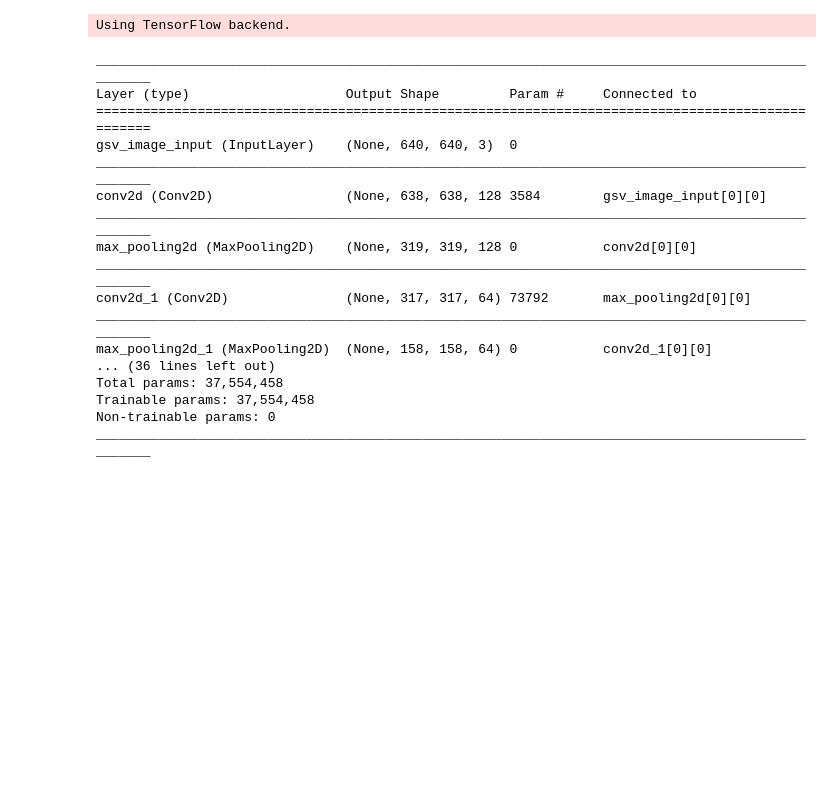
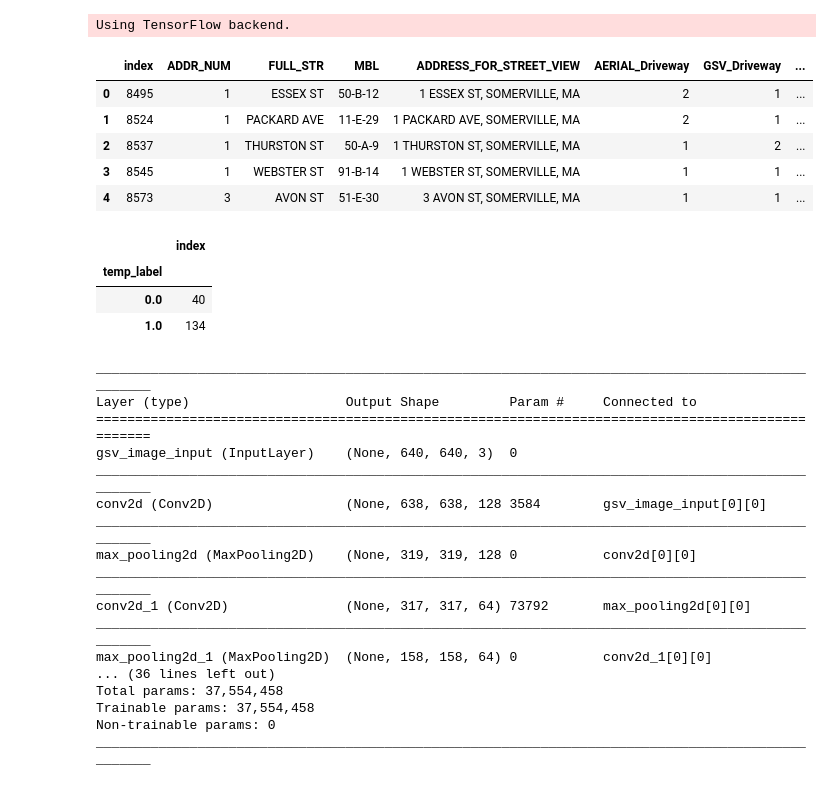
Before and after one commit to isms/ac297r-capstone-project, a Jupyter notebook: notebooks/two_input_model.ipynb, the cells around one changed output. Drawn from its saved outputs; the diff is of its cells as text; code cells hidden in the pictures; blank space fills up the shorter version.

```diff
--- a/notebooks/two_input_model.ipynb
+++ b/notebooks/two_input_model.ipynb
@@ -19,2 +22,18 @@ train_data, test_data = train_test_split(sample, test_size = 0.25, random_state
+# %%
+sample.head()
+# %% [output]
+|  | index | ADDR_NUM | FULL_STR | MBL | ADDRESS_FOR_STREET_VIEW | AERIAL_Driveway | GSV_Driveway | ... |
+| 0 | 8495 | 1 | ESSEX ST | 50-B-12 | 1 ESSEX ST, SOMERVILLE, MA | 2 | 1 | ... |
+| 1 | 8524 | 1 | PACKARD AVE | 11-E-29 | 1 PACKARD AVE, SOMERVILLE, MA | 2 | 1 | ... |
+| 2 | 8537 | 1 | THURSTON ST | 50-A-9 | 1 THURSTON ST, SOMERVILLE, MA | 1 | 2 | ... |
+| 3 | 8545 | 1 | WEBSTER ST | 91-B-14 | 1 WEBSTER ST, SOMERVILLE, MA | 1 | 1 | ... |
+| 4 | 8573 | 3 | AVON ST | 51-E-30 | 3 AVON ST, SOMERVILLE, MA | 1 | 1 | ... |
+# %%
+sample.groupby('temp_label').aggregate({'index':len})
+# %% [output]
+|  | index |
+| temp_label |  |
+| 0.0 | 40 |
+| 1.0 | 134 |
 # %%
 # input parameters
```
Also changed, not shown: parts of 8 cells of this notebook.
